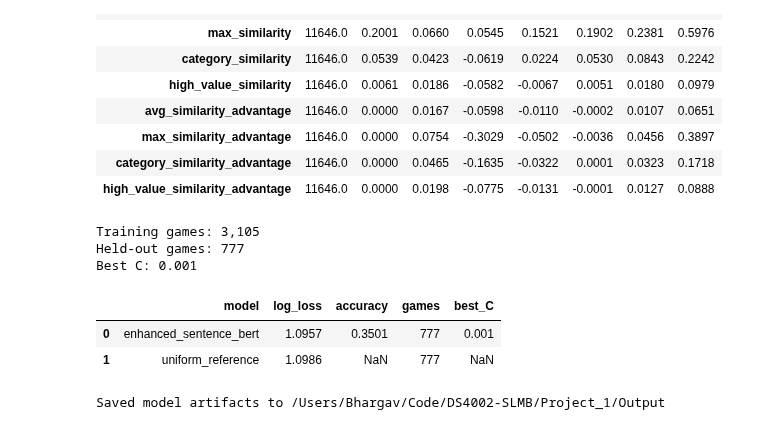
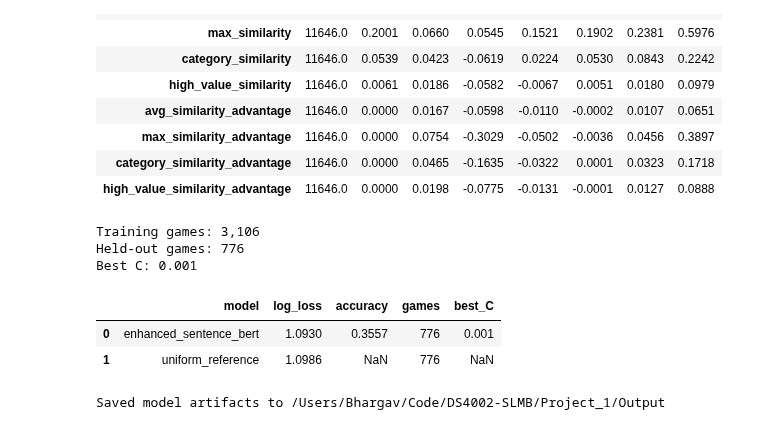
Before and after one commit to shriyaramaka/DS4002-SLMB, a Jupyter notebook: Project_1/Scripts/enhanced_model.ipynb, the cells around one changed output. Drawn from its saved outputs; the diff is of its cells as text; code cells hidden in the pictures.

Commit message:
change enhanced model to use csv for test split

```diff
--- a/Project_1/Scripts/enhanced_model.ipynb
+++ b/Project_1/Scripts/enhanced_model.ipynb
@@ -15,18 +15,31 @@ import numpy as np
 import pandas as pd
 from IPython.display import display
 
-PROJECT_DIR = Path.cwd().resolve().parent
+working_dir = Path.cwd().resolve()
+project_candidates = [working_dir, *working_dir.parents]
+project_candidates += [working_dir / "Project_1", *(parent / "Project_1" for parent in working_dir.parents)]
+PROJECT_DIR = next(
+    (
+        candidate for candidate in project_candidates
+        if (candidate / "Data" / "final_contestant_games.csv").exists()
+        and (candidate / "Output" / "test_game_ids.csv").exists()
+    ),
+    None,
+)
+if PROJECT_DIR is None:
+    raise FileNotFoundError(
+        f"Could not locate Project_1 from the notebook working directory: {working_dir}"
+    )
 DATA_DIR = PROJECT_DIR / "Data"
 OUTPUT_DIR = PROJECT_DIR / "Output"
-OUTPUT_DIR.mkdir(exist_ok=True)
 
 RANDOM_STATE = 20260925
-TEST_SIZE = 0.20
 HIGH_VALUE_RATIO = 0.80
 EMBEDDING_MODEL_NAME = "all-MiniLM-L6-v2"
 
 FINAL_PATH = DATA_DIR / "final_contestant_games.csv"
 RAW_CLUE_PATH = DATA_DIR / "jeopardy_raw_contestant_clue_data.csv.gz"
+TEST_GAME_IDS_PATH = OUTPUT_DIR / "test_game_ids.csv"
 
 final_columns = [
     "game_id", "contestant_id", "contestant_position", "is_winner",
@@ -37,7 +50,16 @@ raw_columns = [
     "clue_text", "clue_value",
 ]
 
-contestants = pd.read_csv(FINAL_PATH, usecols=final_columns)
+contestants = pd.read_csv(
+    FINAL_PATH,
+    skipinitialspace=True,
+    usecols=lambda column: column.strip() in final_columns,
+)
+contestants.columns = contestants.columns.str.strip()
+test_game_ids = set(pd.read_csv(TEST_GAME_IDS_PATH)["game_id"])
+known_game_ids = set(contestants["game_id"].unique())
+missing_test_game_ids = test_game_ids - known_game_ids
+assert not missing_test_game_ids, f"Test game IDs missing from contestant data: {sorted(missing_test_game_ids)[:10]}"
 raw_clues = pd.read_csv(RAW_CLUE_PATH, usecols=raw_columns, compression="gzip")
 raw_clues = raw_clues[raw_clues["game_id"].isin(contestants["game_id"].unique())].copy()
 
@@ -211,14 +232,11 @@ Model rows: 11,646
 | category_similarity_advantage | 11646.0 | 0.0000 | 0.0465 | -0.1635 | -0.0322 | 0.0001 | 0.0323 | 0.1718 |
 | high_value_similarity_advantage | 11646.0 | 0.0000 | 0.0198 | -0.0775 | -0.0131 | -0.0001 | 0.0127 | 0.0888 |
 # %%
-splitter = GroupShuffleSplit(
-    n_splits=1, test_size=TEST_SIZE, random_state=RANDOM_STATE
+available_game_ids = set(features["game_id"].unique())
+assert test_game_ids <= available_game_ids, (
+    f"Test game IDs missing from model features: {sorted(test_game_ids - available_game_ids)[:10]}"
 )
-train_indices, test_indices = next(
-    splitter.split(features, groups=features["game_id"])
-)
-train_game_ids = set(features.iloc[train_indices]["game_id"])
-test_game_ids = set(features.iloc[test_indices]["game_id"])
+train_game_ids = available_game_ids - test_game_ids
 assert train_game_ids.isdisjoint(test_game_ids)
 
 features_by_position = features.sort_values(
@@ -278,8 +296,8 @@ print(f"Training games: {train_mask.sum():,}")
 print(f"Held-out games: {test_mask.sum():,}")
 print(f"Best C: {search.best_params_['logistic__C']}")
 # %% [output]
-Training games: 3,105
-Held-out games: 777
+Training games: 3,106
+Held-out games: 776
 Best C: 0.001
 # %%
 test_games = wide.loc[test_mask, ["game_id", "winner_position"]].reset_index(drop=True)
@@ -304,34 +322,34 @@ metrics = pd.DataFrame([
         "model": "uniform_reference",
         "log_loss": log_loss(y.loc[test_mask], uniform_probabilities, labels=class_order),
         "accuracy": np.nan,
         "games": int(test_mask.sum()),
         "best_C": np.nan,
     },
 ])
 
 split_ids = pd.DataFrame({
     "game_id": wide["game_id"],
     "split": np.where(train_mask, "train", "test"),
 })
 feature_summary = features[model_feature_names].describe().T.reset_index()
 feature_summary = feature_summary.rename(columns={"index": "feature"})
 
 predictions.to_csv(OUTPUT_DIR / "enhanced_model_test_predictions.csv", index=False)
 metrics.to_csv(OUTPUT_DIR / "enhanced_model_metrics.csv", index=False)
 features.to_csv(OUTPUT_DIR / "enhanced_model_features.csv", index=False)
 feature_summary.to_csv(OUTPUT_DIR / "enhanced_model_feature_summary.csv", index=False)
 split_ids.to_csv(OUTPUT_DIR / "enhanced_model_game_splits.csv", index=False)
 
-assert predictions["game_id"].nunique() == 777
+assert set(predictions["game_id"]) == test_game_ids
 assert np.allclose(predictions["probability_sum"], 1.0, atol=1e-8)
 assert not set(split_ids.loc[split_ids["split"] == "train", "game_id"]).intersection(
     set(split_ids.loc[split_ids["split"] == "test", "game_id"])
 )
 
 display(metrics.round(4))
 print(f"Saved model artifacts to {OUTPUT_DIR}")
 # %% [output]
 |  | model | log_loss | accuracy | games | best_C |
-| 0 | enhanced_sentence_bert | 1.0957 | 0.3501 | 777 | 0.001 |
-| 1 | uniform_reference | 1.0986 | NaN | 777 | NaN |
+| 0 | enhanced_sentence_bert | 1.0930 | 0.3557 | 776 | 0.001 |
+| 1 | uniform_reference | 1.0986 | NaN | 776 | NaN |
 Saved model artifacts to /Users/Bhargav/Code/DS4002-SLMB/Project_1/Output
```
Also changed, not shown: parts of 2 cells of this notebook, 17 other files.
